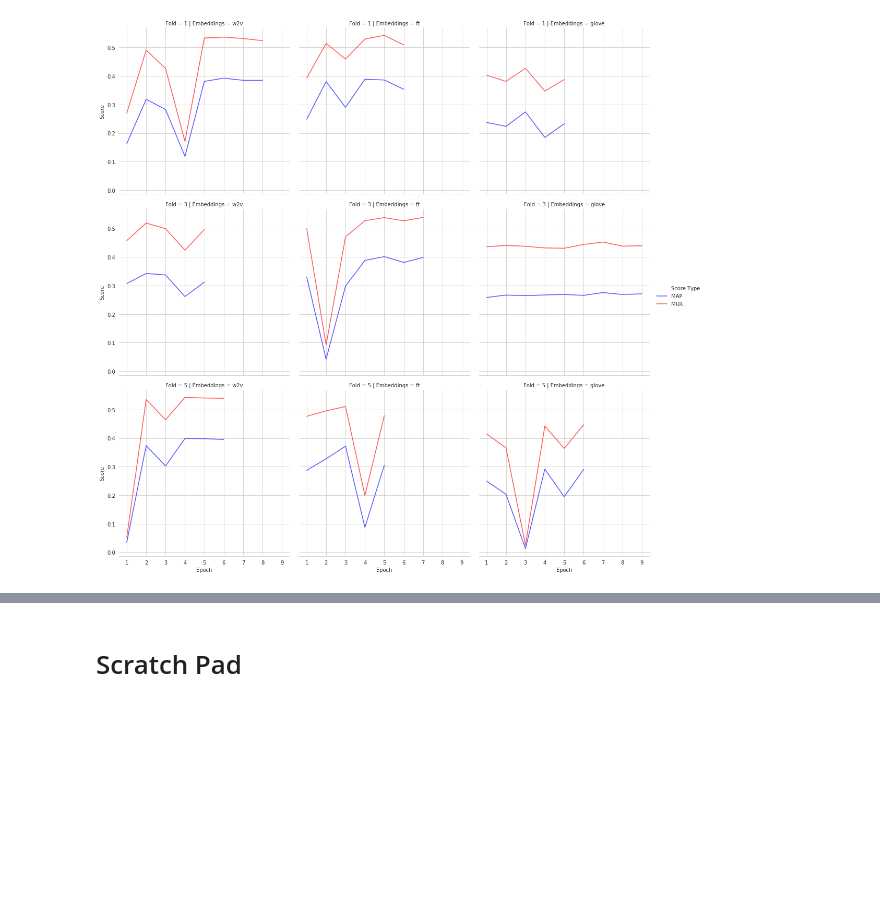
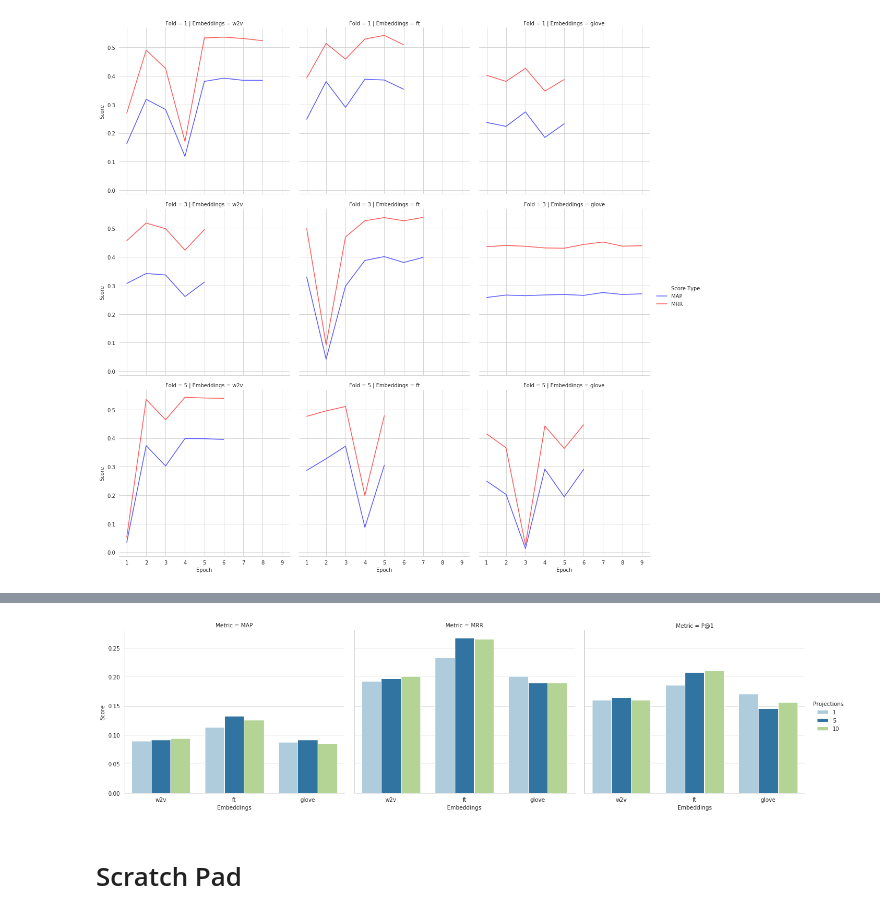
Before and after one commit to jfarrugia-uom/hyperstar, a Jupyter notebook: CrimVisuals.ipynb, the cells around one changed output, grey strips where cells are left out. Cells and saved outputs as stored; diff of their text form; code cells hidden in the pictures; blank space fills up the shorter version.

Commit message:
Added some new Semeval plots

```diff
--- a/CrimVisuals.ipynb
+++ b/CrimVisuals.ipynb
@@ -148,0 +151,3 @@ g.despine(left=True)
+# %%
+df = pd.read_csv('upload_crim_grid_both.txt', header=0, sep="\t")
+df.columns = ['Id', 'Embeddings', 'Projections', 'Lambda_c', 'Negative Count', 'Metric', 'Score']
@@ -149,3 +163,13 @@ g.despine(left=True)
+# %%
+sns.set_style("whitegrid")
+pal = sns.color_palette("Paired")
+
+g = sns.FacetGrid(df, col="Metric", height=5, aspect=1.2, legend_out=True, col_order=['MAP','MRR', 'P@1'])
+g = (g.map(sns.barplot, "Embeddings", "Score", "Projections",
+           order=['w2v', 'ft','glove'],
+           capsize=0.05,palette=pal ).add_legend(title="Projections"))
+# %% [output]
+[figure, added]
 # %% [markdown]
 # Scratch Pad
 # %%
```
Also changed, not shown: parts of 2 cells of this notebook.
